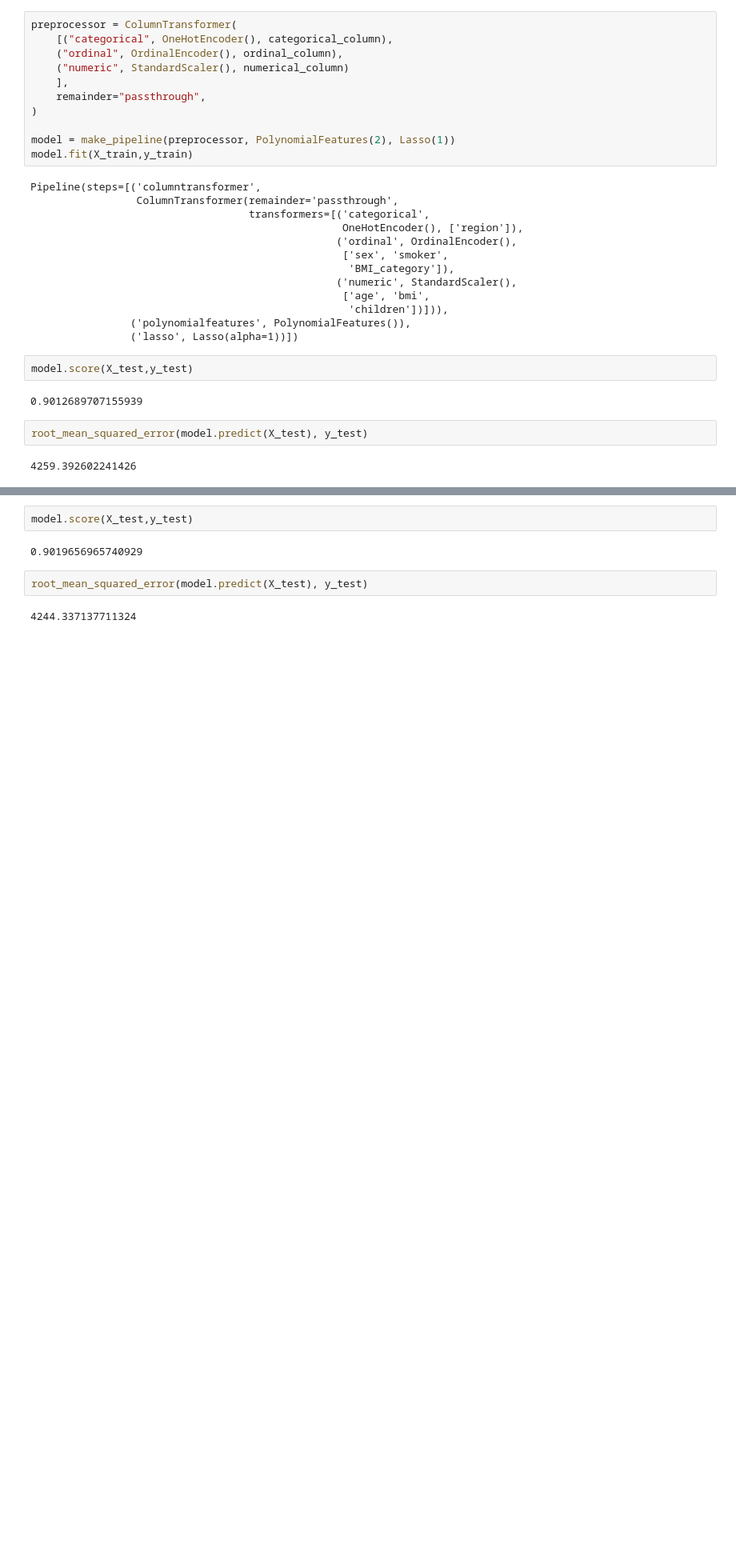
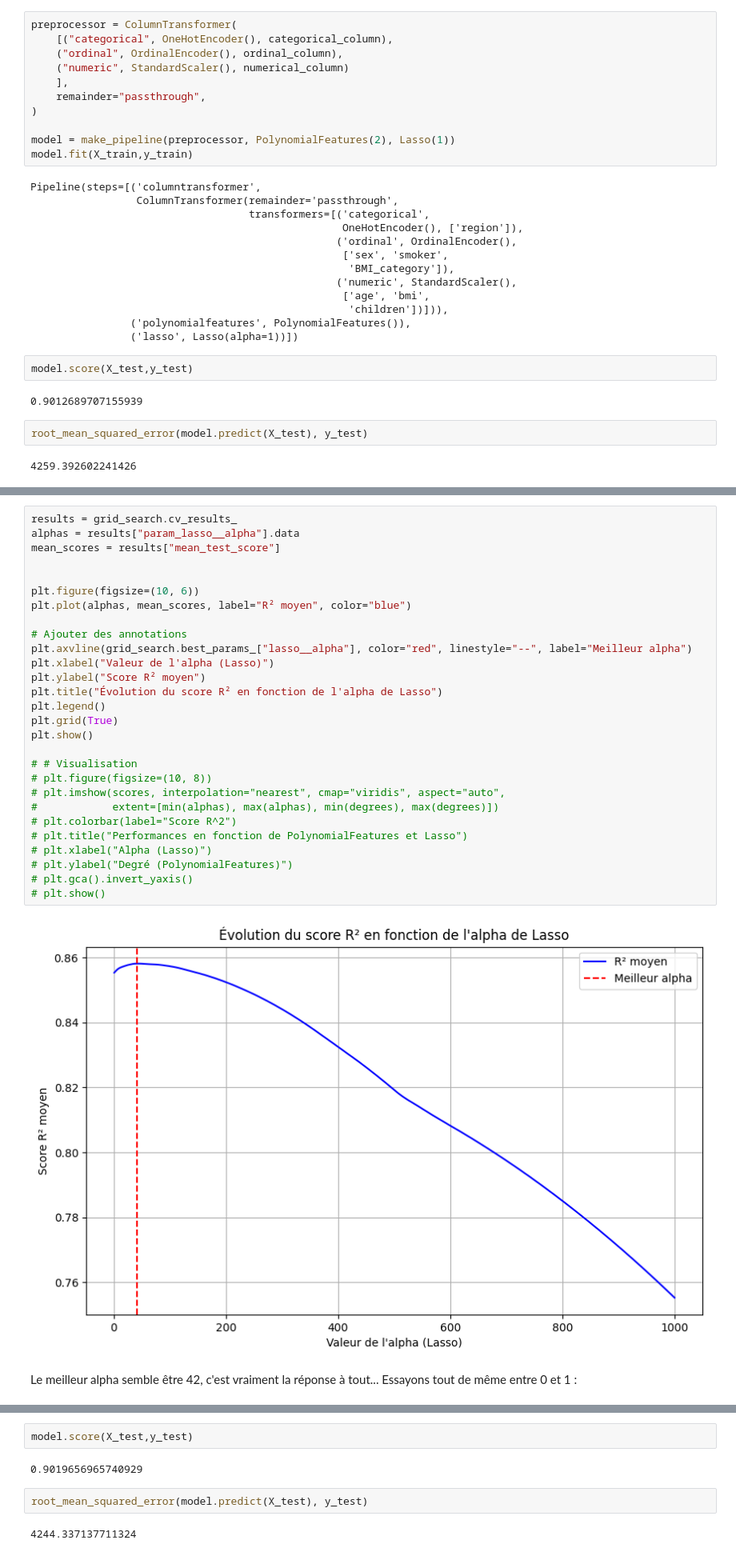
Before and after one commit to istaion/Assur_aimant, a Jupyter notebook: victor/modelisation.ipynb, the cells around one changed output, grey strips where cells are left out. Shown: that part at 80% size. Drawn from its saved outputs; the diff is of its cells as text; blank space fills up the shorter version.

```diff
--- a/victor/modelisation.ipynb
+++ b/victor/modelisation.ipynb
@@ -314,0 +340,32 @@ plt.show()
+# %%
+results = grid_search.cv_results_
+alphas = results["param_lasso__alpha"].data
+mean_scores = results["mean_test_score"]
+
+
+plt.figure(figsize=(10, 6))
+plt.plot(alphas, mean_scores, label="R² moyen", color="blue")
+
+# Ajouter des annotations
+plt.axvline(grid_search.best_params_["lasso__alpha"], color="red", linestyle="--", label="Meilleur alpha")
+plt.xlabel("Valeur de l'alpha (Lasso)")
+plt.ylabel("Score R² moyen")
+plt.title("Évolution du score R² en fonction de l'alpha de Lasso")
+plt.legend()
+plt.grid(True)
+plt.show()
+
+# # Visualisation
+# plt.figure(figsize=(10, 8))
+# plt.imshow(scores, interpolation="nearest", cmap="viridis", aspect="auto",
+#            extent=[min(alphas), max(alphas), min(degrees), max(degrees)])
+# plt.colorbar(label="Score R^2")
+# plt.title("Performances en fonction de PolynomialFeatures et Lasso")
+# plt.xlabel("Alpha (Lasso)")
+# plt.ylabel("Degré (PolynomialFeatures)")
+# plt.gca().invert_yaxis()
+# plt.show()
+# %% [output]
+[figure, added]
+# %% [markdown]
+Le meilleur alpha semble être 42, c'est vraiment la réponse à tout... Essayons tout de même entre 0 et 1 :
```
Also changed, not shown: parts of 25 cells of this notebook.
